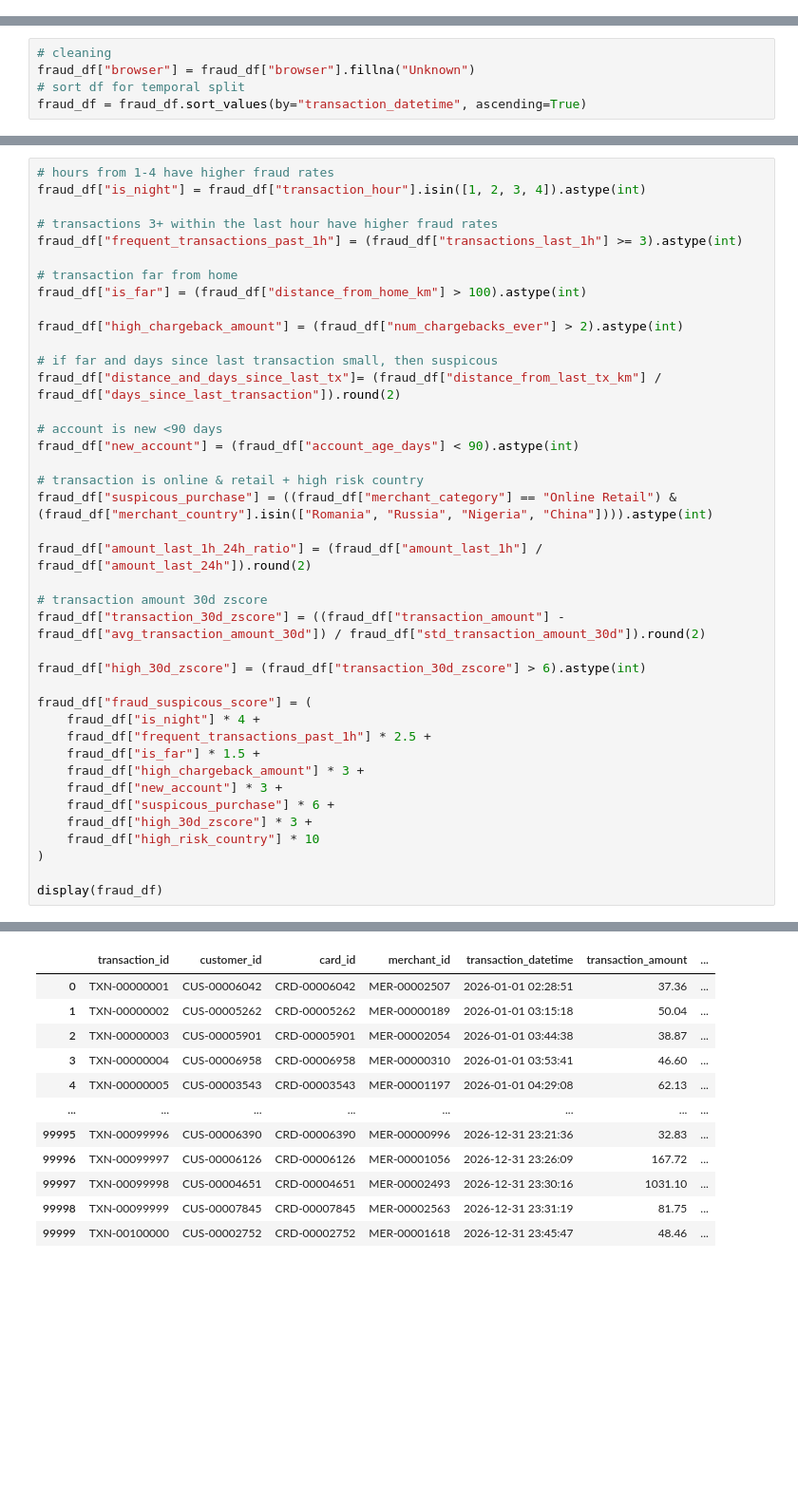
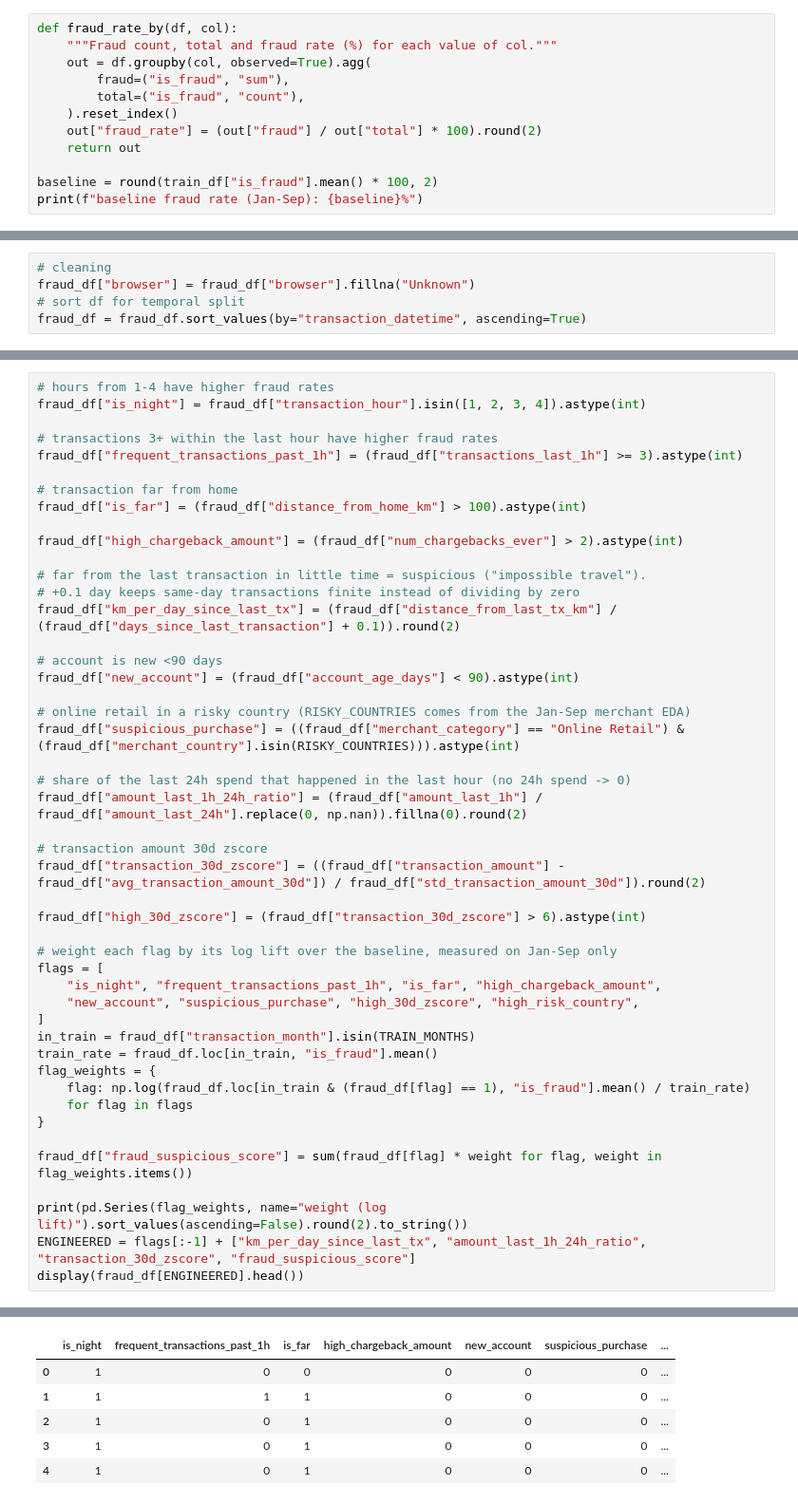
Before and after one commit to ariklee2/fraud-classification, a Jupyter notebook: fraud.ipynb, the cells around one changed output, grey strips where cells are left out. Shown at 95% size. Saved outputs shown, nothing was run; the diff lists cells and outputs as text; blank space fills up the shorter version.

```diff
--- a/fraud.ipynb
+++ b/fraud.ipynb
@@ -175,0 +183,12 @@ plt.show()
+# %%
+def fraud_rate_by(df, col):
+    """Fraud count, total and fraud rate (%) for each value of col."""
+    out = df.groupby(col, observed=True).agg(
+        fraud=("is_fraud", "sum"),
+        total=("is_fraud", "count"),
+    ).reset_index()
+    out["fraud_rate"] = (out["fraud"] / out["total"] * 100).round(2)
+    return out
+
+baseline = round(train_df["is_fraud"].mean() * 100, 2)
+print(f"baseline fraud rate (Jan-Sep): {baseline}%")
@@ -558,32 +600,39 @@ fraud_df["is_far"] = (fraud_df["distance_from_home_km"] > 100).astype(int)
 
 fraud_df["high_chargeback_amount"] = (fraud_df["num_chargebacks_ever"] > 2).astype(int)
 
-# if far and days since last transaction small, then suspicous
-fraud_df["distance_and_days_since_last_tx"]= (fraud_df["distance_from_last_tx_km"] / fraud_df["days_since_last_transaction"]).round(2)
+# far from the last transaction in little time = suspicious ("impossible travel").
+# +0.1 day keeps same-day transactions finite instead of dividing by zero
+fraud_df["km_per_day_since_last_tx"] = (fraud_df["distance_from_last_tx_km"] / (fraud_df["days_since_last_transaction"] + 0.1)).round(2)
 
 # account is new <90 days
 fraud_df["new_account"] = (fraud_df["account_age_days"] < 90).astype(int)
 
-# transaction is online & retail + high risk country
-fraud_df["suspicous_purchase"] = ((fraud_df["merchant_category"] == "Online Retail") & (fraud_df["merchant_country"].isin(["Romania", "Russia", "Nigeria", "China"]))).astype(int)
+# online retail in a risky country (RISKY_COUNTRIES comes from the Jan-Sep merchant EDA)
+fraud_df["suspicious_purchase"] = ((fraud_df["merchant_category"] == "Online Retail") & (fraud_df["merchant_country"].isin(RISKY_COUNTRIES))).astype(int)
 
-fraud_df["amount_last_1h_24h_ratio"] = (fraud_df["amount_last_1h"] / fraud_df["amount_last_24h"]).round(2)
+# share of the last 24h spend that happened in the last hour (no 24h spend -> 0)
+fraud_df["amount_last_1h_24h_ratio"] = (fraud_df["amount_last_1h"] / fraud_df["amount_last_24h"].replace(0, np.nan)).fillna(0).round(2)
 
 # transaction amount 30d zscore
 fraud_df["transaction_30d_zscore"] = ((fraud_df["transaction_amount"] - fraud_df["avg_transaction_amount_30d"]) / fraud_df["std_transaction_amount_30d"]).round(2)
 
 fraud_df["high_30d_zscore"] = (fraud_df["transaction_30d_zscore"] > 6).astype(int)
 
-fraud_df["fraud_suspicous_score"] = (
-    fraud_df["is_night"] * 4 +
-    fraud_df["frequent_transactions_past_1h"] * 2.5 +
-    fraud_df["is_far"] * 1.5 +
-    fraud_df["high_chargeback_amount"] * 3 +
-    fraud_df["new_account"] * 3 +
-    fraud_df["suspicous_purchase"] * 6 +
-    fraud_df["high_30d_zscore"] * 3 +
-    fraud_df["high_risk_country"] * 10
-)
+# weight each flag by its log lift over the baseline, measured on Jan-Sep only
+flags = [
+    "is_night", "frequent_transactions_past_1h", "is_far", "high_chargeback_amount",
+    "new_account", "suspicious_purchase", "high_30d_zscore", "high_risk_country",
+]
+in_train = fraud_df["transaction_month"].isin(TRAIN_MONTHS)
+train_rate = fraud_df.loc[in_train, "is_fraud"].mean()
+flag_weights = {
+    flag: np.log(fraud_df.loc[in_train & (fraud_df[flag] == 1), "is_fraud"].mean() / train_rate)
+    for flag in flags
+}
 
-display(fraud_df)
+fraud_df["fraud_suspicious_score"] = sum(fraud_df[flag] * weight for flag, weight in flag_weights.items())
+
+print(pd.Series(flag_weights, name="weight (log lift)").sort_values(ascending=False).round(2).to_string())
+ENGINEERED = flags[:-1] + ["km_per_day_since_last_tx", "amount_last_1h_24h_ratio", "transaction_30d_zscore", "fraud_suspicious_score"]
+display(fraud_df[ENGINEERED].head())
 # %% [output]
@@ -590,12 +647,6 @@ display(fraud_df)
-|  | transaction_id | customer_id | card_id | merchant_id | transaction_datetime | transaction_amount | ... |
-| 0 | TXN-00000001 | CUS-00006042 | CRD-00006042 | MER-00002507 | 2026-01-01 02:28:51 | 37.36 | ... |
-| 1 | TXN-00000002 | CUS-00005262 | CRD-00005262 | MER-00000189 | 2026-01-01 03:15:18 | 50.04 | ... |
-| 2 | TXN-00000003 | CUS-00005901 | CRD-00005901 | MER-00002054 | 2026-01-01 03:44:38 | 38.87 | ... |
-| 3 | TXN-00000004 | CUS-00006958 | CRD-00006958 | MER-00000310 | 2026-01-01 03:53:41 | 46.60 | ... |
-| 4 | TXN-00000005 | CUS-00003543 | CRD-00003543 | MER-00001197 | 2026-01-01 04:29:08 | 62.13 | ... |
-| ... | ... | ... | ... | ... | ... | ... | ... |
-| 99995 | TXN-00099996 | CUS-00006390 | CRD-00006390 | MER-00000996 | 2026-12-31 23:21:36 | 32.83 | ... |
-| 99996 | TXN-00099997 | CUS-00006126 | CRD-00006126 | MER-00001056 | 2026-12-31 23:26:09 | 167.72 | ... |
-| 99997 | TXN-00099998 | CUS-00004651 | CRD-00004651 | MER-00002493 | 2026-12-31 23:30:16 | 1031.10 | ... |
-| 99998 | TXN-00099999 | CUS-00007845 | CRD-00007845 | MER-00002563 | 2026-12-31 23:31:19 | 81.75 | ... |
-| 99999 | TXN-00100000 | CUS-00002752 | CRD-00002752 | MER-00001618 | 2026-12-31 23:45:47 | 48.46 | ... |
+|  | is_night | frequent_transactions_past_1h | is_far | high_chargeback_amount | new_account | suspicious_purchase | ... |
+| 0 | 1 | 0 | 0 | 0 | 0 | 0 | ... |
+| 1 | 1 | 1 | 1 | 0 | 0 | 0 | ... |
+| 2 | 1 | 0 | 1 | 0 | 0 | 0 | ... |
+| 3 | 1 | 0 | 1 | 0 | 0 | 0 | ... |
+| 4 | 1 | 0 | 1 | 0 | 0 | 0 | ... |
```
Also changed, not shown: parts of 42 cells of this notebook, 1 other file.
